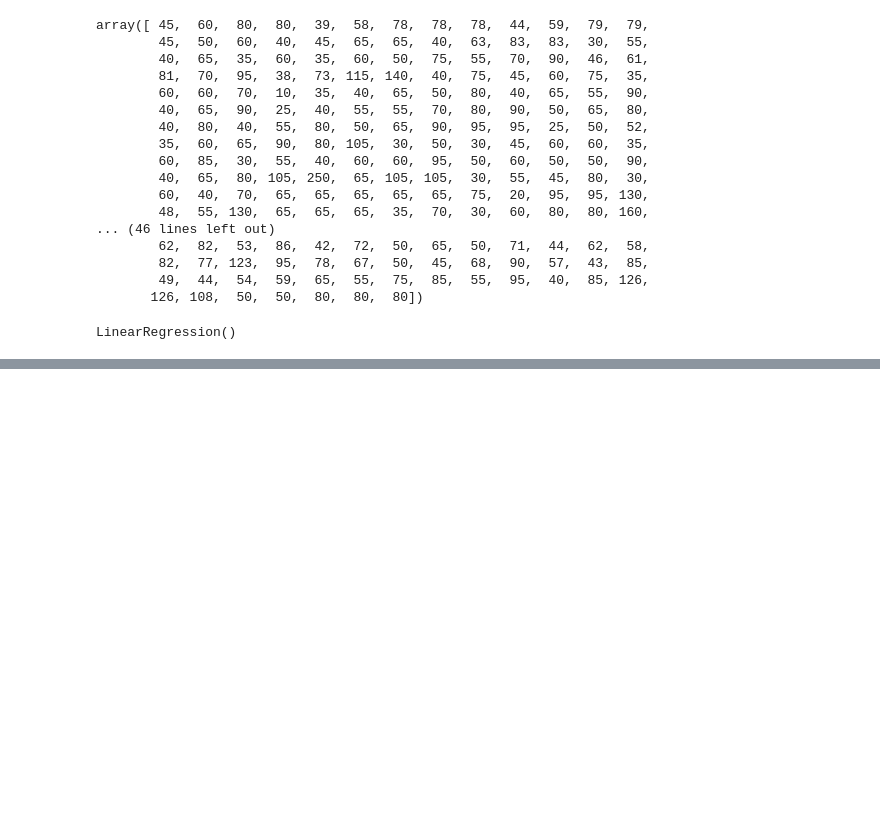
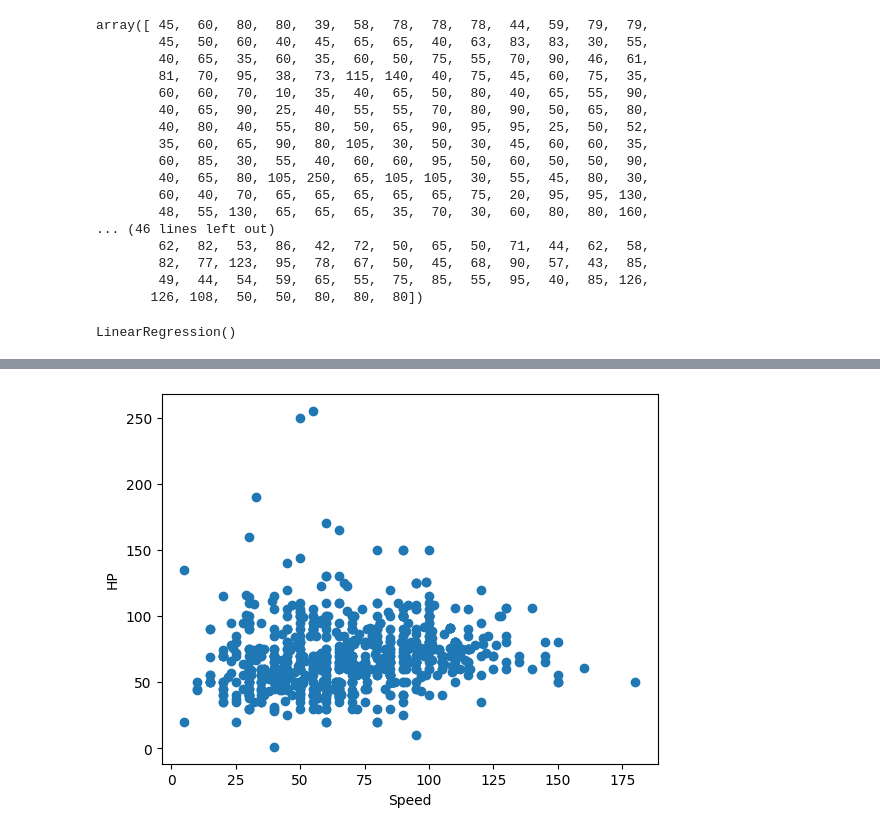
Before and after one commit to evanotoole123/Data-Science, a Jupyter notebook: python_lib_practice/new_pokemon_pandas.ipynb, the cells around one changed output, grey strips where cells are left out. Saved outputs shown, nothing was run; the diff lists cells and outputs as text; code cells hidden in the pictures; blank space fills up the shorter version.

```diff
--- a/python_lib_practice/new_pokemon_pandas.ipynb
+++ b/python_lib_practice/new_pokemon_pandas.ipynb
@@ -185,0 +200,10 @@ LinearRegression()
+# %%
+np_arr_speed = poke_df['Speed'].to_numpy()
+np_arr_health = poke_df['HP'].to_numpy()
+# %%
+plt.scatter(np_arr_speed, np_arr_health)
+plt.xlabel('Speed')
+plt.ylabel('HP')
+plt.show()
+# %% [output]
+[figure, added]
```
Also changed, not shown: parts of 5 cells of this notebook, 2 other files.
